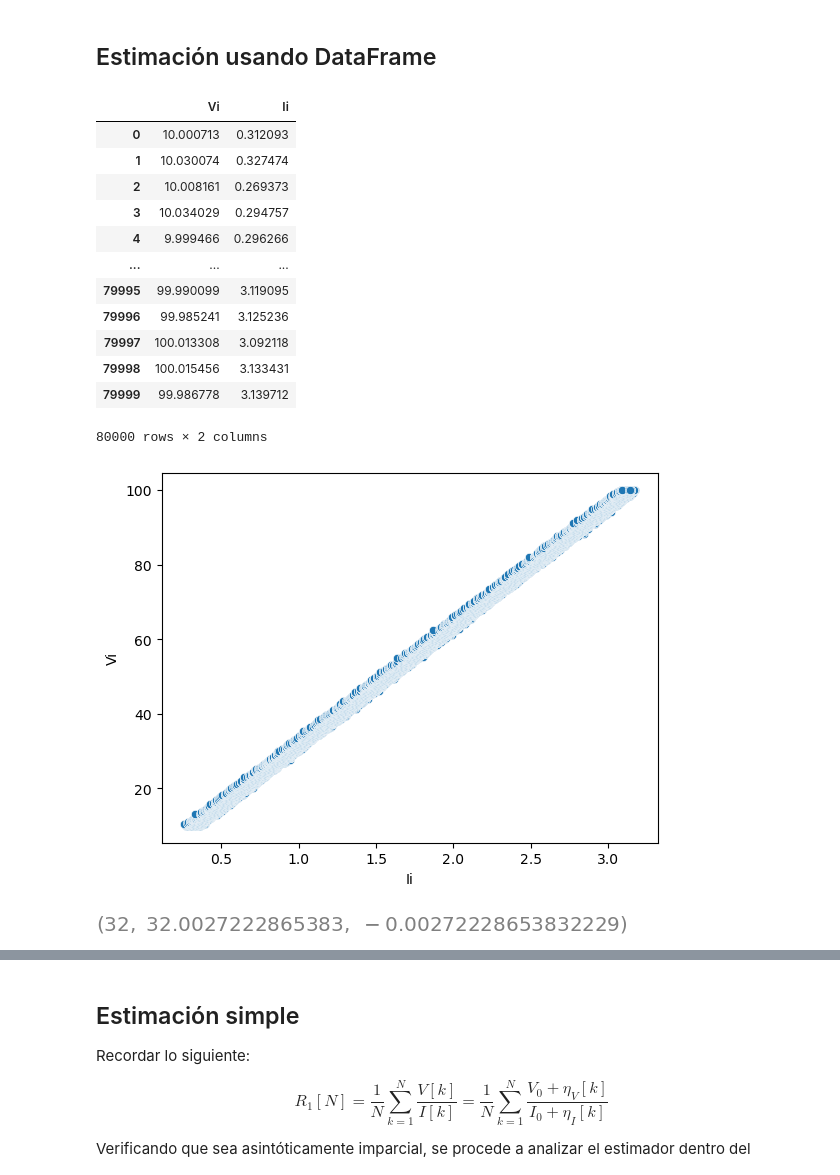
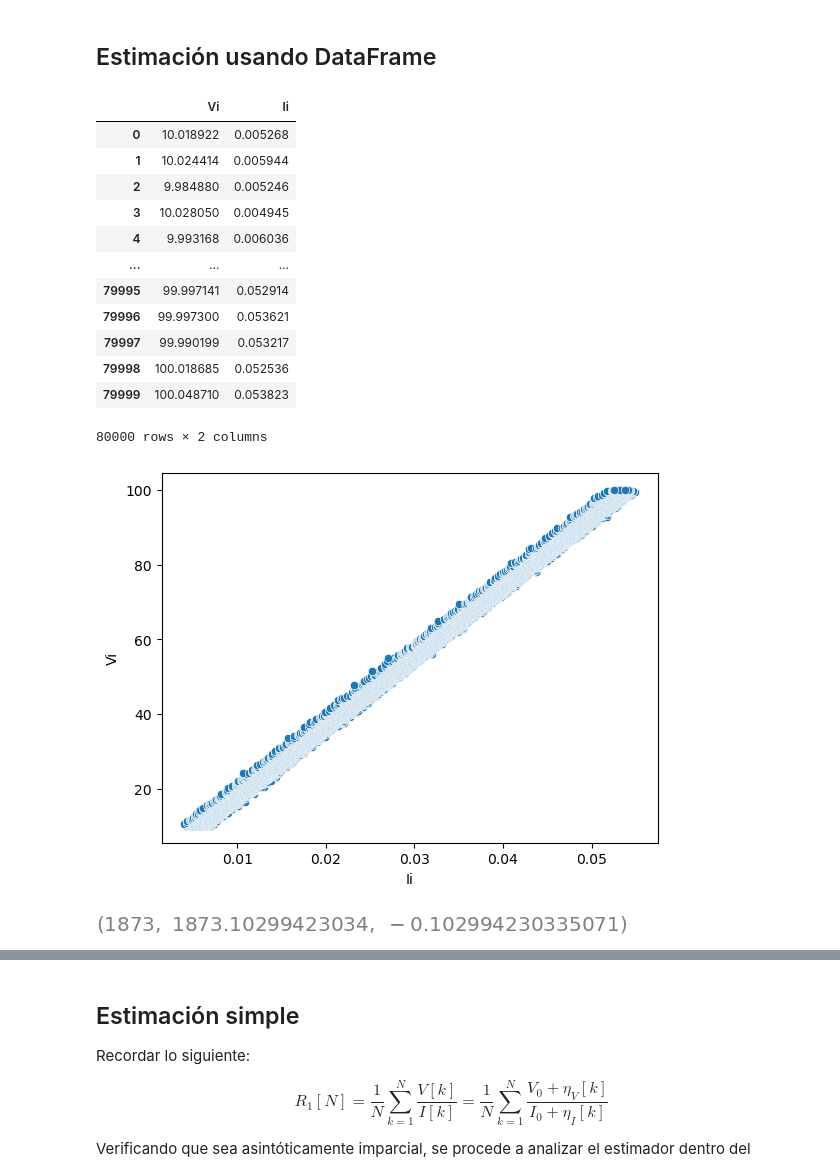
Before and after one commit to jairocuellar/System_identification, a Jupyter notebook: class_03_02.ipynb, the cells around one changed output, grey strips where cells are left out. Saved outputs shown, nothing was run; the diff lists cells and outputs as text; code cells hidden in the pictures.

```diff
--- a/class_03_02.ipynb
+++ b/class_03_02.ipynb
@@ -101,43 +101,45 @@ Observemos que esta estimación en la medida que N tiene a infinito, es la que s
 # %%
 # Valor verdadero de Rv un número entre 10 y 50, número de muestras N
 # N muestras de voltaje entre 10 y 100 V contaminadas con ruido blanco
 # N muestras de corriente calculadas dividiendo cada muestra de voltaje en Rv
 # y luego contaminadas con ruido blanco
 
-Rv = random.randrange(10,50);
+Rv = random.randrange(1000,5000);
 N = 80000
-Vi = np.linspace(10,100,N) + np.random.normal(0,0.02,size=N)
+Vi = np.linspace(10,100,N) + np.random.normal(0,0.2,size=N)
+
+r=1/Rv
+
 #Ii = (Vi/Rv) + np.random.normal(size=Vi.shape)
-Ii = (Vi/Rv) + np.random.normal(0,0.02,size=Vi.shape)
+Ii = (Vi/Rv) + np.random.normal(0,r,size=Vi.shape)
 data =pd.DataFrame(data = {'Vi':Vi,'Ii':Ii})
 
 sns.scatterplot(data,x = 'Ii',y = 'Vi')
 
 data
 # %% [output]
 |  | Vi | Ii |
-| 0 | 10.000713 | 0.312093 |
-| 1 | 10.030074 | 0.327474 |
-| 2 | 10.008161 | 0.269373 |
-| 3 | 10.034029 | 0.294757 |
-| 4 | 9.999466 | 0.296266 |
+| 0 | 10.018922 | 0.005268 |
+| 1 | 10.024414 | 0.005944 |
+| 2 | 9.984880 | 0.005246 |
+| 3 | 10.028050 | 0.004945 |
+| 4 | 9.993168 | 0.006036 |
 | ... | ... | ... |
-| 79995 | 99.990099 | 3.119095 |
-| 79996 | 99.985241 | 3.125236 |
-| 79997 | 100.013308 | 3.092118 |
-| 79998 | 100.015456 | 3.133431 |
-| 79999 | 99.986778 | 3.139712 |
+| 79995 | 99.997141 | 0.052914 |
+| 79996 | 99.997300 | 0.053621 |
+| 79997 | 99.990199 | 0.053217 |
+| 79998 | 100.018685 | 0.052536 |
+| 79999 | 100.048710 | 0.053823 |
 80000 rows × 2 columns
-[figure, old version]
+[figure, new version]
 # %%
 # Estimación error en Variables
-
 def est2(data):
     return np.average( data['Vi']) / np.average(data['Ii'] )
 R2 = est2(data)
 Rv, R2, Rv-R2
 # %% [output]
-[figure, old version]
+[figure, new version]
 # %% [markdown]
 ## Mínimos cuadrados
 
```
Also changed, not shown: parts of 7 cells of this notebook, 7 other files.
